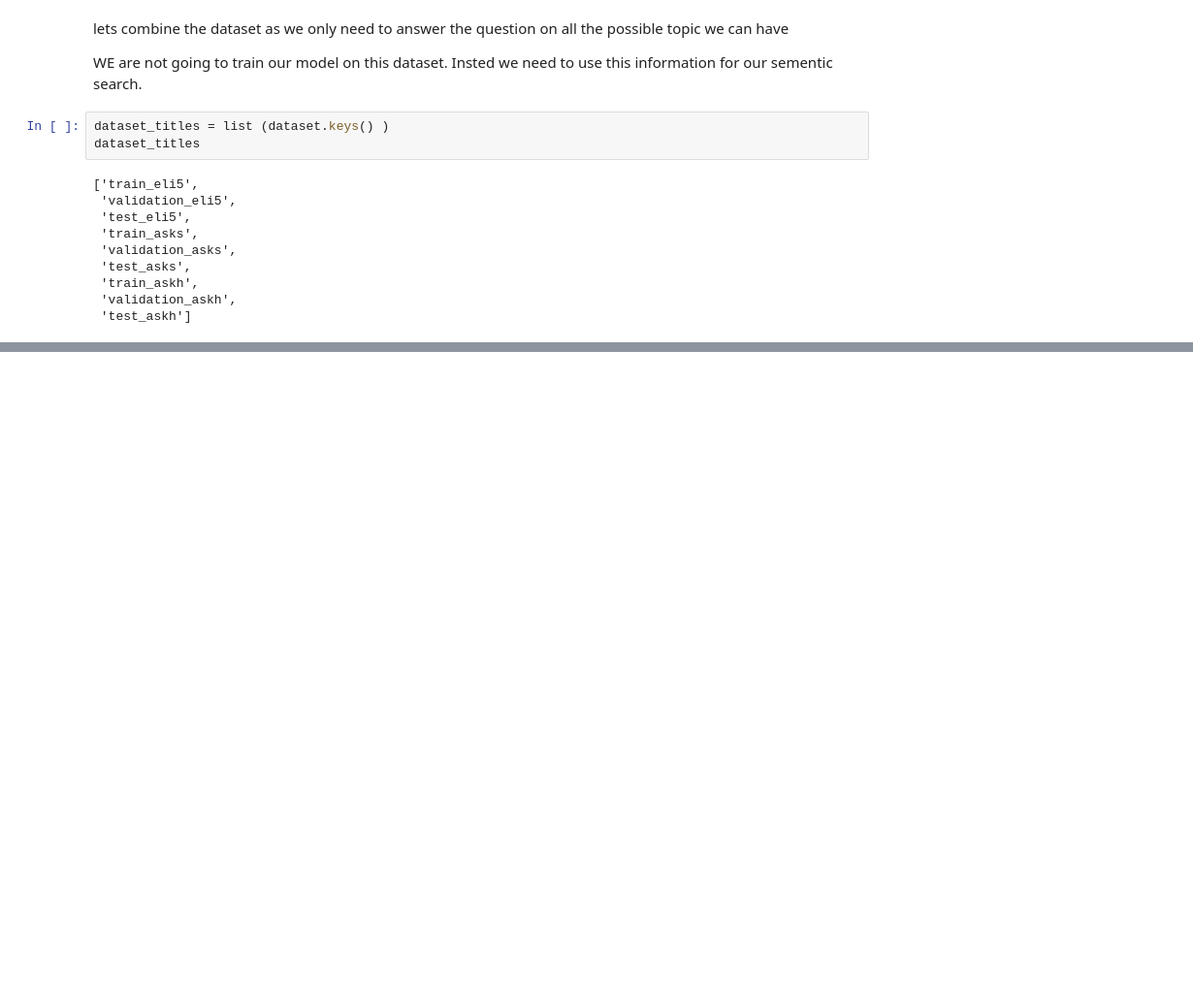
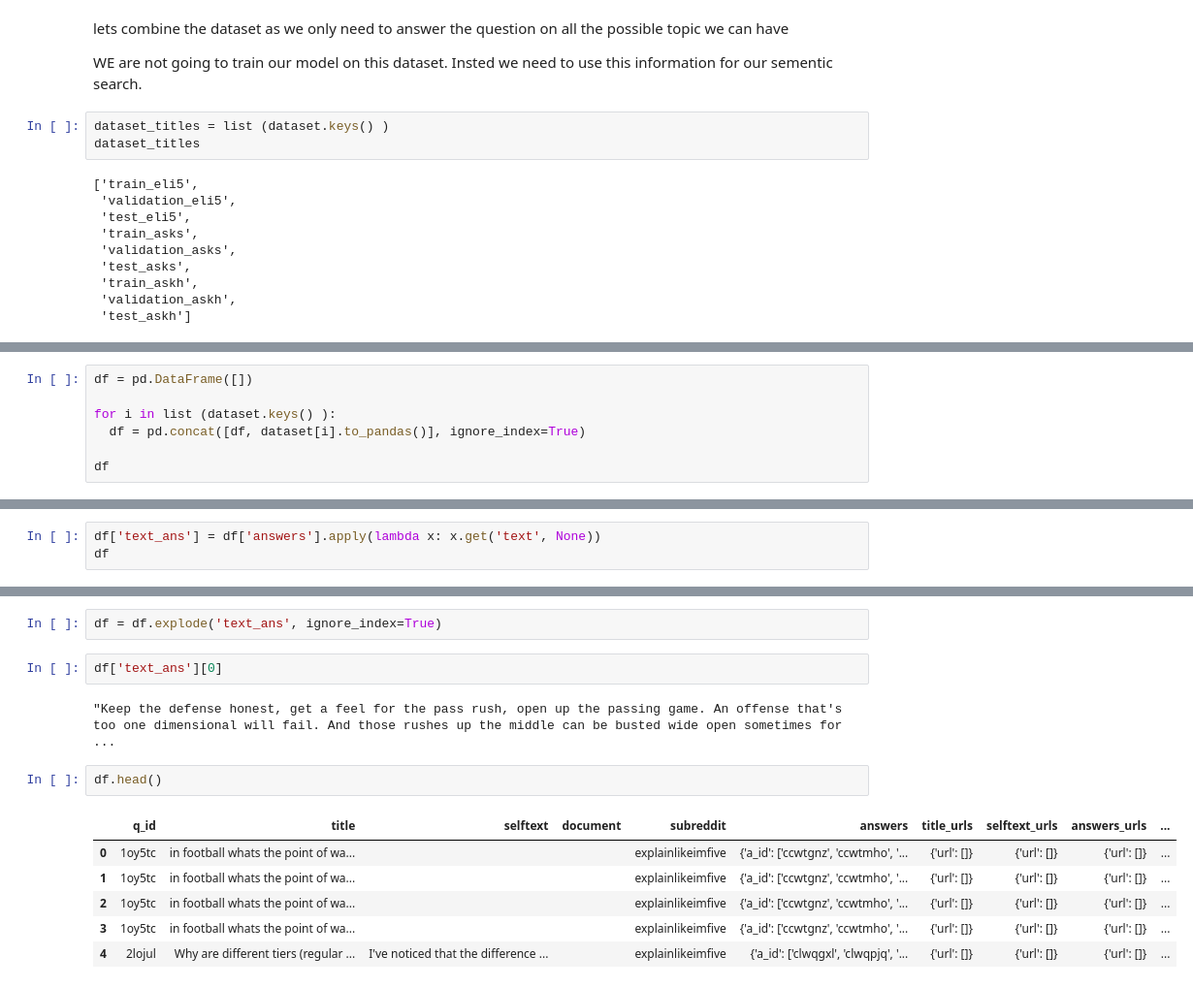
Before and after one commit to safeer-maker/Question-Answering-with-LLM, a Jupyter notebook: Question_answering_with_T5.ipynb, the cells around one changed output, grey strips where cells are left out. Shown at 97% size. Saved outputs shown, nothing was run; the diff lists cells and outputs as text; blank space fills up the shorter version.

Commit message:
data almost ready.

```diff
--- a/Question_answering_with_T5.ipynb
+++ b/Question_answering_with_T5.ipynb
@@ -56,0 +133,7 @@ Dataset({
+# %%
+df = pd.DataFrame([])
+
+for i in list (dataset.keys() ):
+  df = pd.concat([df, dataset[i].to_pandas()], ignore_index=True)
+
+df
@@ -56,0 +201,3 @@ Dataset({
+# %%
+df['text_ans'] = df['answers'].apply(lambda x: x.get('text', None))
+df
@@ -56,0 +226,15 @@ Dataset({
+# %%
+df = df.explode('text_ans', ignore_index=True)
+# %%
+df['text_ans'][0]
+# %% [output]
+"Keep the defense honest, get a feel for the pass rush, open up the passing game. An offense that's too one dimensional will fail. And those rushes up the middle can be busted wide open sometimes for  ...
+# %%
+df.head()
+# %% [output]
+|  | q_id | title | selftext | document | subreddit | answers | title_urls | selftext_urls | answers_urls | ... |
+| 0 | 1oy5tc | in football whats the point of wa... |  |  | explainlikeimfive | {'a_id': ['ccwtgnz', 'ccwtmho', '... | {'url': []} | {'url': []} | {'url': []} | ... |
+| 1 | 1oy5tc | in football whats the point of wa... |  |  | explainlikeimfive | {'a_id': ['ccwtgnz', 'ccwtmho', '... | {'url': []} | {'url': []} | {'url': []} | ... |
+| 2 | 1oy5tc | in football whats the point of wa... |  |  | explainlikeimfive | {'a_id': ['ccwtgnz', 'ccwtmho', '... | {'url': []} | {'url': []} | {'url': []} | ... |
+| 3 | 1oy5tc | in football whats the point of wa... |  |  | explainlikeimfive | {'a_id': ['ccwtgnz', 'ccwtmho', '... | {'url': []} | {'url': []} | {'url': []} | ... |
+| 4 | 2lojul | Why are different tiers (regular ... | I've noticed that the difference ... |  | explainlikeimfive | {'a_id': ['clwqgxl', 'clwqpjq', '... | {'url': []} | {'url': []} | {'url': []} | ... |
```
Also changed, not shown: parts of 18 cells of this notebook.
